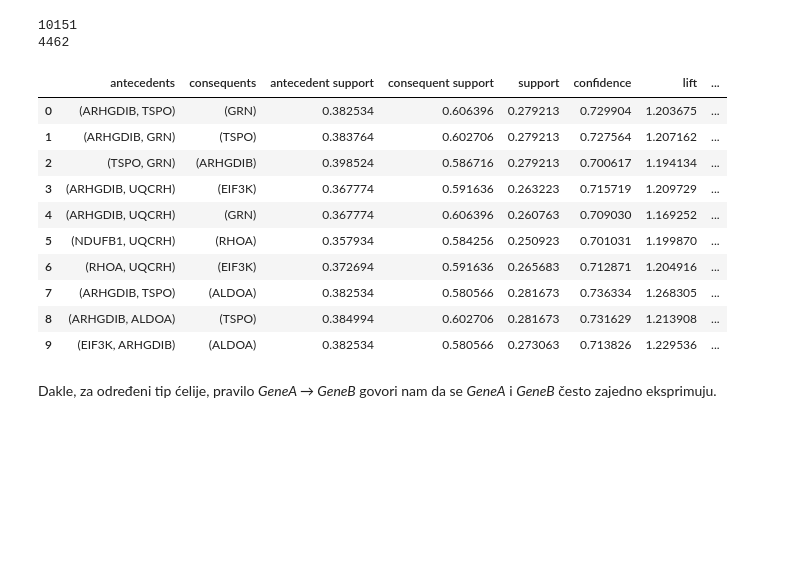
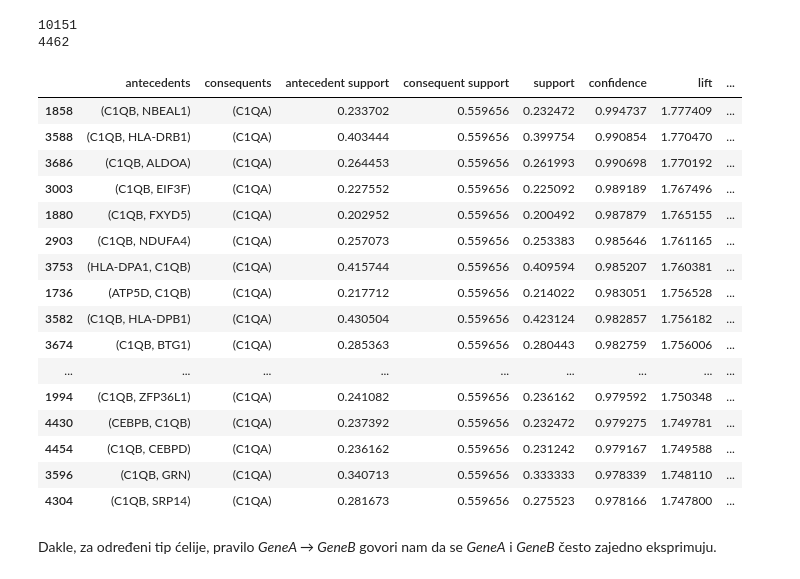
Before and after one commit to milicazubljic/scRNAseq-Human-Liver-Analysis, a Jupyter notebook: Association Rules.ipynb, the cells around one changed output. Drawn from its saved outputs; the diff is of its cells as text; code cells hidden in the pictures; blank space fills up the shorter version.

```diff
--- a/Association Rules.ipynb
+++ b/Association Rules.ipynb
@@ -425,19 +425,25 @@ print(len(results[celltype]['rules']))
 10151
 4462
 # %%
-results[celltype]['rules'].head(10)
+results[celltype]['rules'].sort_values("confidence", ascending=False).head(20)
 # %% [output]
 |  | antecedents | consequents | antecedent support | consequent support | support | confidence | lift | ... |
-| 0 | (ARHGDIB, TSPO) | (GRN) | 0.382534 | 0.606396 | 0.279213 | 0.729904 | 1.203675 | ... |
-| 1 | (ARHGDIB, GRN) | (TSPO) | 0.383764 | 0.602706 | 0.279213 | 0.727564 | 1.207162 | ... |
-| 2 | (TSPO, GRN) | (ARHGDIB) | 0.398524 | 0.586716 | 0.279213 | 0.700617 | 1.194134 | ... |
-| 3 | (ARHGDIB, UQCRH) | (EIF3K) | 0.367774 | 0.591636 | 0.263223 | 0.715719 | 1.209729 | ... |
-| 4 | (ARHGDIB, UQCRH) | (GRN) | 0.367774 | 0.606396 | 0.260763 | 0.709030 | 1.169252 | ... |
-| 5 | (NDUFB1, UQCRH) | (RHOA) | 0.357934 | 0.584256 | 0.250923 | 0.701031 | 1.199870 | ... |
-| 6 | (RHOA, UQCRH) | (EIF3K) | 0.372694 | 0.591636 | 0.265683 | 0.712871 | 1.204916 | ... |
-| 7 | (ARHGDIB, TSPO) | (ALDOA) | 0.382534 | 0.580566 | 0.281673 | 0.736334 | 1.268305 | ... |
-| 8 | (ARHGDIB, ALDOA) | (TSPO) | 0.384994 | 0.602706 | 0.281673 | 0.731629 | 1.213908 | ... |
-| 9 | (EIF3K, ARHGDIB) | (ALDOA) | 0.382534 | 0.580566 | 0.273063 | 0.713826 | 1.229536 | ... |
+| 1858 | (C1QB, NBEAL1) | (C1QA) | 0.233702 | 0.559656 | 0.232472 | 0.994737 | 1.777409 | ... |
+| 3588 | (C1QB, HLA-DRB1) | (C1QA) | 0.403444 | 0.559656 | 0.399754 | 0.990854 | 1.770470 | ... |
+| 3686 | (C1QB, ALDOA) | (C1QA) | 0.264453 | 0.559656 | 0.261993 | 0.990698 | 1.770192 | ... |
+| 3003 | (C1QB, EIF3F) | (C1QA) | 0.227552 | 0.559656 | 0.225092 | 0.989189 | 1.767496 | ... |
+| 1880 | (C1QB, FXYD5) | (C1QA) | 0.202952 | 0.559656 | 0.200492 | 0.987879 | 1.765155 | ... |
+| 2903 | (C1QB, NDUFA4) | (C1QA) | 0.257073 | 0.559656 | 0.253383 | 0.985646 | 1.761165 | ... |
+| 3753 | (HLA-DPA1, C1QB) | (C1QA) | 0.415744 | 0.559656 | 0.409594 | 0.985207 | 1.760381 | ... |
+| 1736 | (ATP5D, C1QB) | (C1QA) | 0.217712 | 0.559656 | 0.214022 | 0.983051 | 1.756528 | ... |
+| 3582 | (C1QB, HLA-DPB1) | (C1QA) | 0.430504 | 0.559656 | 0.423124 | 0.982857 | 1.756182 | ... |
+| 3674 | (C1QB, BTG1) | (C1QA) | 0.285363 | 0.559656 | 0.280443 | 0.982759 | 1.756006 | ... |
+| ... | ... | ... | ... | ... | ... | ... | ... | ... |
+| 1994 | (C1QB, ZFP36L1) | (C1QA) | 0.241082 | 0.559656 | 0.236162 | 0.979592 | 1.750348 | ... |
+| 4430 | (CEBPB, C1QB) | (C1QA) | 0.237392 | 0.559656 | 0.232472 | 0.979275 | 1.749781 | ... |
+| 4454 | (C1QB, CEBPD) | (C1QA) | 0.236162 | 0.559656 | 0.231242 | 0.979167 | 1.749588 | ... |
+| 3596 | (C1QB, GRN) | (C1QA) | 0.340713 | 0.559656 | 0.333333 | 0.978339 | 1.748110 | ... |
+| 4304 | (C1QB, SRP14) | (C1QA) | 0.281673 | 0.559656 | 0.275523 | 0.978166 | 1.747800 | ... |
 # %% [markdown]
 Dakle, za određeni tip ćelije, pravilo *GeneA → GeneB* govori nam da se *GeneA* i *GeneB* često zajedno eksprimuju.
 # %% [markdown]
```
Also changed, not shown: parts of 4 cells of this notebook.
